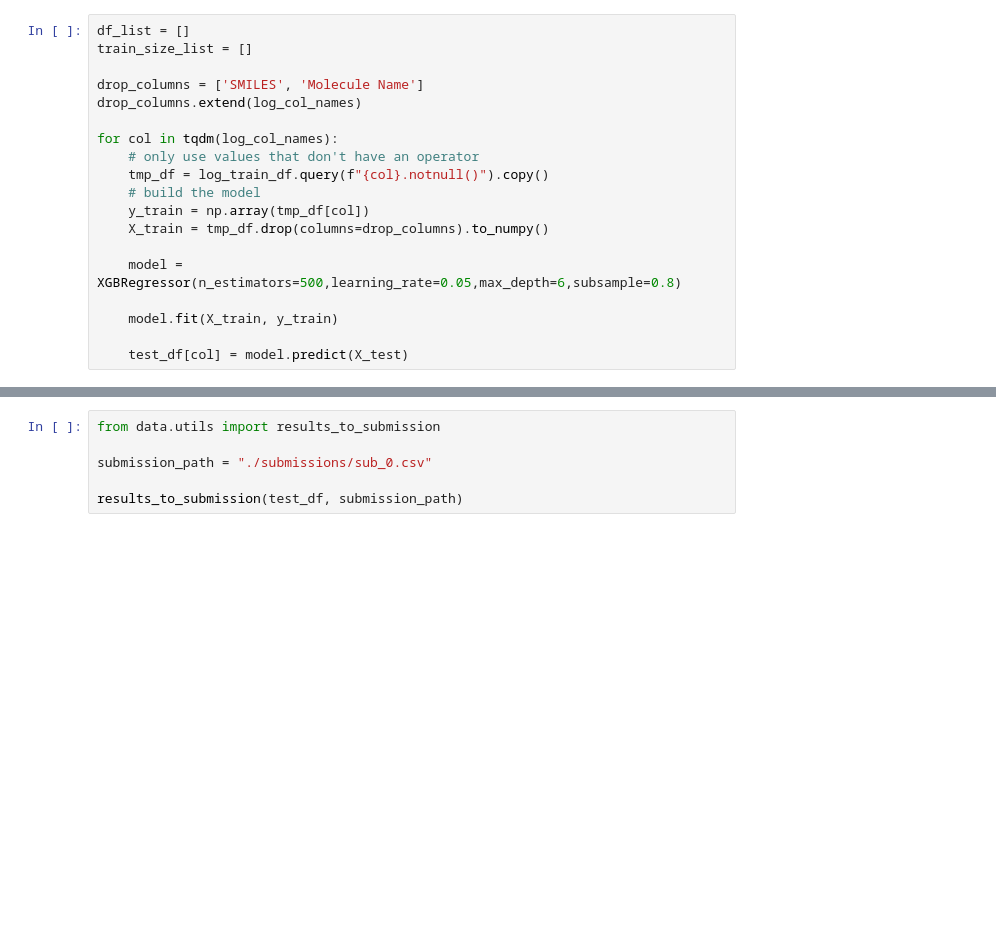
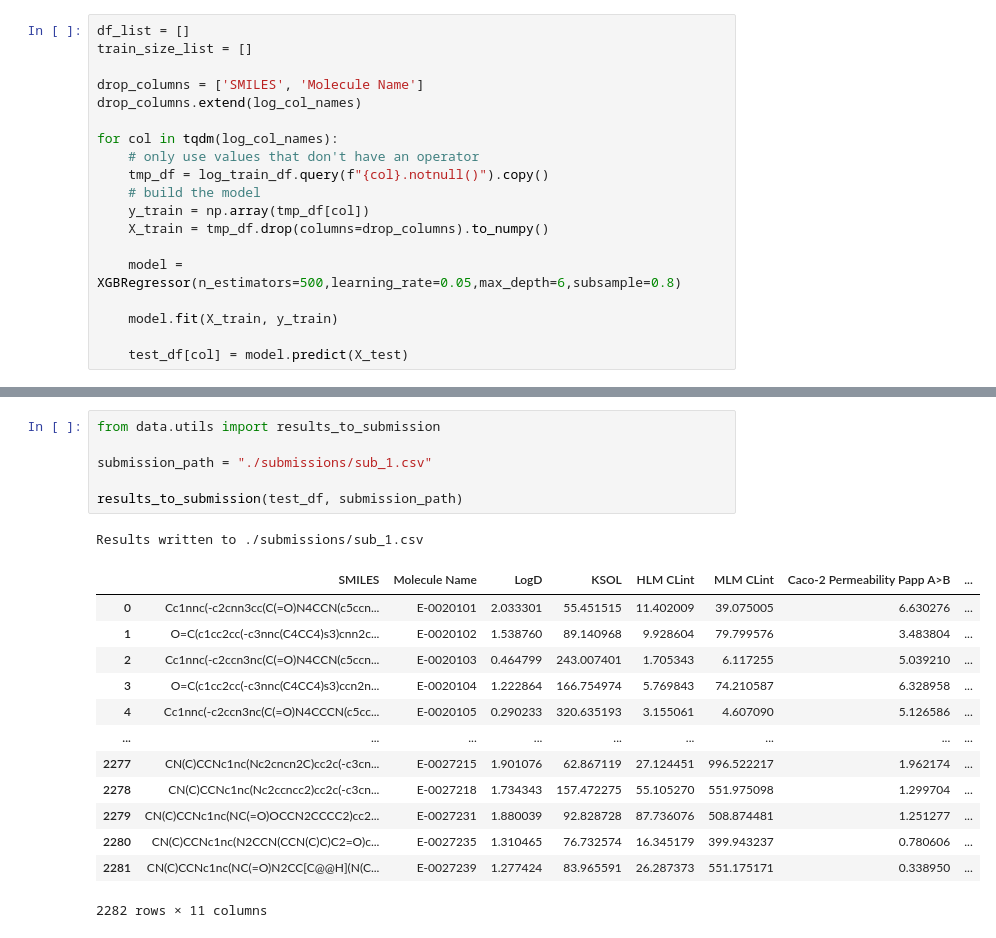
Before and after one commit to femisegvn/ExpansionRx-OpenADMET-blind-challenge, a Jupyter notebook: xgb.ipynb, the cells around one changed output, grey strips where cells are left out. Saved outputs shown, nothing was run; the diff lists cells and outputs as text; blank space fills up the shorter version.

Commit message:
submission #1

```diff
--- a/xgb.ipynb
+++ b/xgb.ipynb
@@ -143,6 +149,21 @@ test_df
 # %%
 from data.utils import results_to_submission
 
-submission_path = "./submissions/sub_0.csv"
+submission_path = "./submissions/sub_1.csv"
 
 results_to_submission(test_df, submission_path)
+# %% [output]
+Results written to ./submissions/sub_1.csv
+|  | SMILES | Molecule Name | LogD | KSOL | HLM CLint | MLM CLint | Caco-2 Permeability Papp A>B | ... |
+| 0 | Cc1nnc(-c2cnn3cc(C(=O)N4CCN(c5ccn... | E-0020101 | 2.033301 | 55.451515 | 11.402009 | 39.075005 | 6.630276 | ... |
+| 1 | O=C(c1cc2cc(-c3nnc(C4CC4)s3)cnn2c... | E-0020102 | 1.538760 | 89.140968 | 9.928604 | 79.799576 | 3.483804 | ... |
+| 2 | Cc1nnc(-c2ccn3nc(C(=O)N4CCN(c5ccn... | E-0020103 | 0.464799 | 243.007401 | 1.705343 | 6.117255 | 5.039210 | ... |
+| 3 | O=C(c1cc2cc(-c3nnc(C4CC4)s3)ccn2n... | E-0020104 | 1.222864 | 166.754974 | 5.769843 | 74.210587 | 6.328958 | ... |
+| 4 | Cc1nnc(-c2ccn3nc(C(=O)N4CCCN(c5cc... | E-0020105 | 0.290233 | 320.635193 | 3.155061 | 4.607090 | 5.126586 | ... |
+| ... | ... | ... | ... | ... | ... | ... | ... | ... |
+| 2277 | CN(C)CCNc1nc(Nc2cncn2C)cc2c(-c3cn... | E-0027215 | 1.901076 | 62.867119 | 27.124451 | 996.522217 | 1.962174 | ... |
+| 2278 | CN(C)CCNc1nc(Nc2ccncc2)cc2c(-c3cn... | E-0027218 | 1.734343 | 157.472275 | 55.105270 | 551.975098 | 1.299704 | ... |
+| 2279 | CN(C)CCNc1nc(NC(=O)OCCN2CCCC2)cc2... | E-0027231 | 1.880039 | 92.828728 | 87.736076 | 508.874481 | 1.251277 | ... |
+| 2280 | CN(C)CCNc1nc(N2CCN(CCN(C)C)C2=O)c... | E-0027235 | 1.310465 | 76.732574 | 16.345179 | 399.943237 | 0.780606 | ... |
+| 2281 | CN(C)CCNc1nc(NC(=O)N2CC[C@@H](N(C... | E-0027239 | 1.277424 | 83.965591 | 26.287373 | 551.175171 | 0.338950 | ... |
+2282 rows × 11 columns
```
Also changed, not shown: parts of 6 cells of this notebook, 5 other files.
